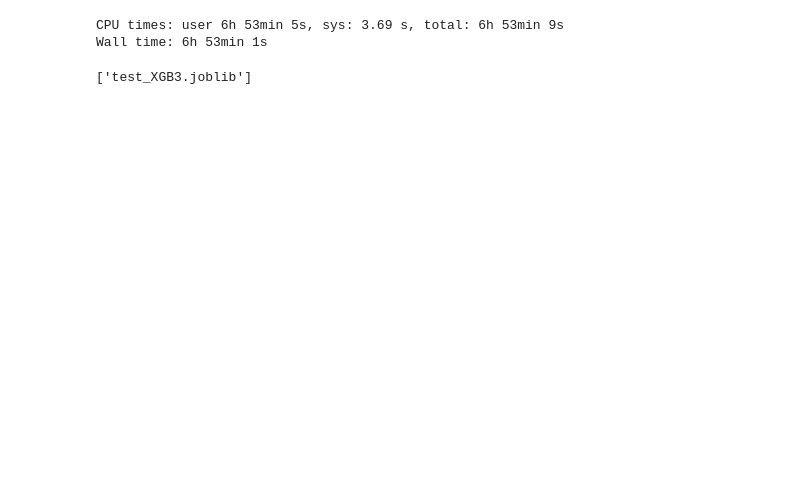
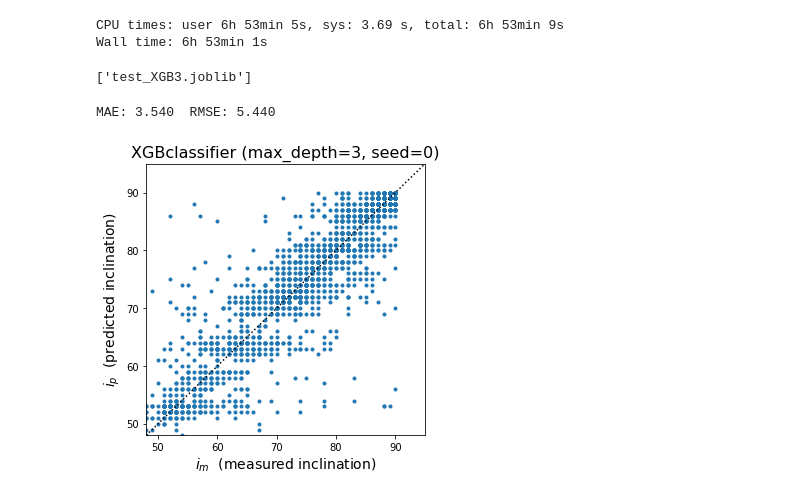
Before and after one commit to ekourkchi/incNET-data, a Jupyter notebook: incNET_modelExploration/incNET_exploreModels.ipynb, the cells around one changed output. Cells and saved outputs as stored; diff of their text form; code cells hidden in the pictures; blank space fills up the shorter version.

Commit message:
exploring different models

```diff
--- a/incNET_exploreModels.ipynb
+++ b/incNET_modelExploration/incNET_exploreModels.ipynb
@@ -146,15 +146,21 @@ def metrics(y1, y2):
     print('MAE: %.3f'%MAE, ' RMSE: %.3f'%RMSE)
 ########################################
 
-def evalModel(Test_data, modelFile, color='#1f77b4', ax=None, title=''):
+def evalModel(Test_data, modelFile='', color='#1f77b4', ax=None, title='', model=None):
 
-    model = load(modelFile)
+    if model is None:
+        try:
+            model = load(modelFile)
+        except:
+            print("Please provide either a model or a file that contains the model.")
+            return None
+
 
     inc_p = model.predict(Test_data['X'])  # predictions
     inc_m = Test_data['y']                 # measurements
 
     if ax is None:
-        fig, ax = plt.subplots(nrows=1, ncols=1, figsize=(4,4))
+        fig, ax = plt.subplots(nrows=1, ncols=1, figsize=(5,5))
 
     ax.plot(inc_m, inc_p+45, '.', color=color)
     ax.plot([48,95],[48,95], 'k:')
@@ -353,3 +333,10 @@ Wall time: 6h 53min 1s
+# %%
+inc_p, inc_m = evalModel(Test_seed0, 'test_XGB3.joblib',
+                         title='XGBclassifier (max_depth=3, seed=0)')
+metrics(inc_p, inc_m)
+# %% [output]
+MAE: 3.540  RMSE: 5.440
+[figure, added]
 # %%
 %%time
 
```
Also changed, not shown: parts of 10 cells of this notebook.
